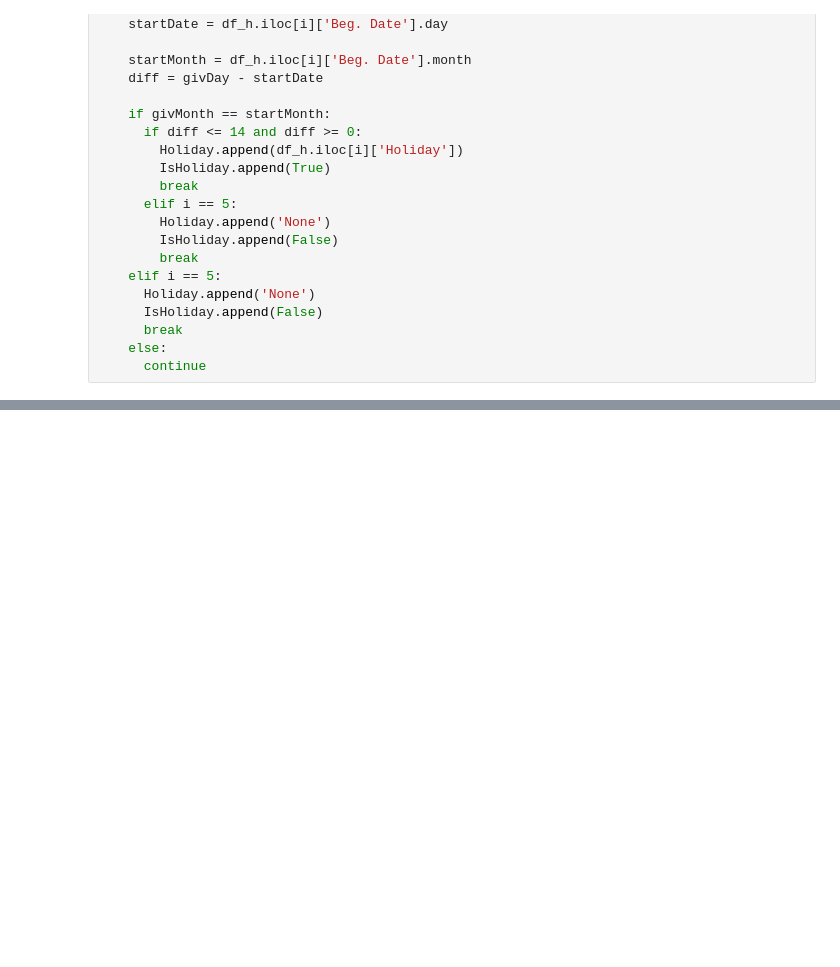
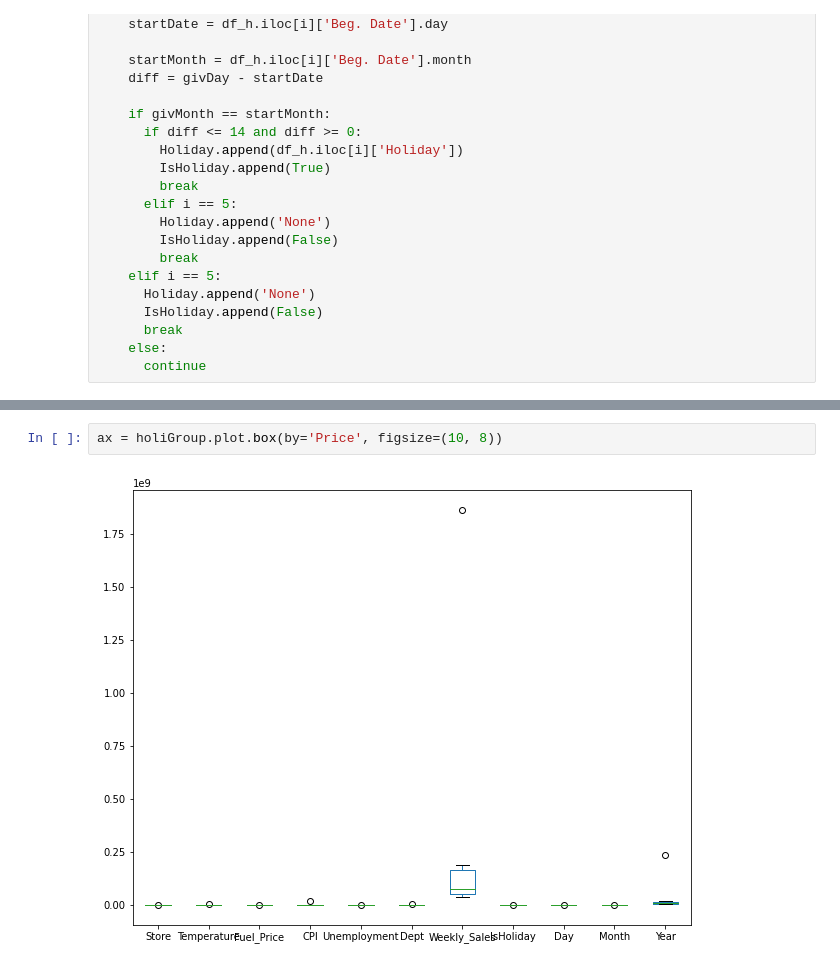
Before and after one commit to morprukop/RetailSalesAnalysis, a Jupyter notebook: mp_proj1.ipynb, the cells around one changed output, grey strips where cells are left out. Cells and saved outputs as stored; diff of their text form; blank space fills up the shorter version.

```diff
--- a/mp_proj1.ipynb
+++ b/mp_proj1.ipynb
@@ -192,0 +182,4 @@ df.head()
+# %%
+ax = holiGroup.plot.box(by='Price', figsize=(10, 8))
+# %% [output]
+[figure, added]
```
Also changed, not shown: parts of 15 cells of this notebook.
